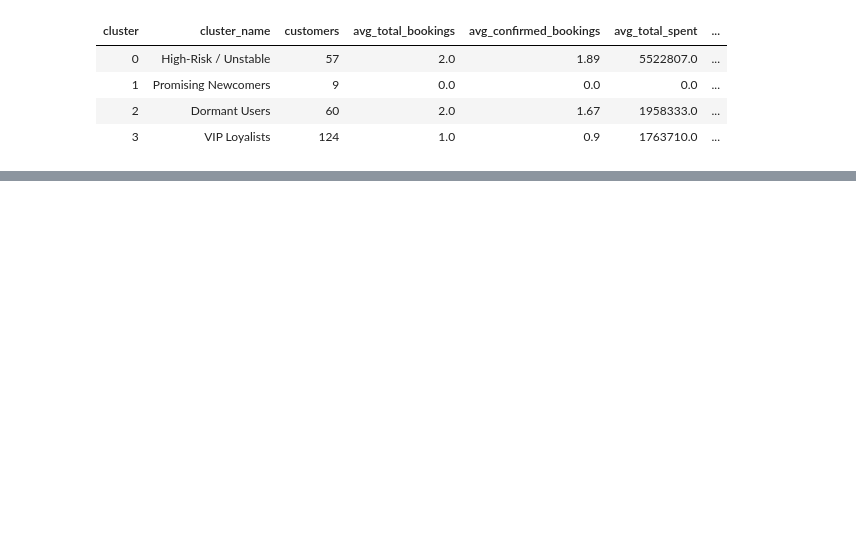
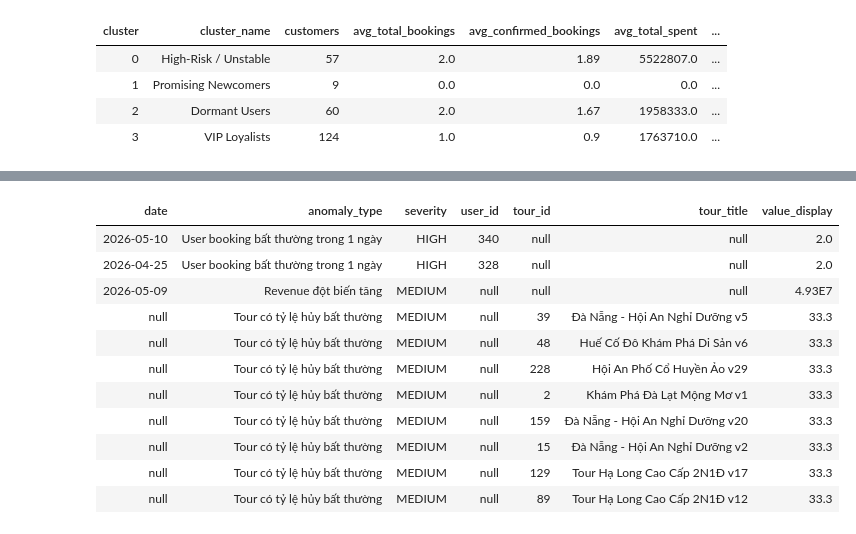
Before and after one commit to KhangTnG14/Cloud_Proj, a Jupyter notebook: notebooks/05_dashboard.ipynb, the cells around one changed output, grey strips where cells are left out. Saved outputs shown, nothing was run; the diff lists cells and outputs as text; code cells hidden in the pictures; blank space fills up the shorter version.

Commit message:
Day-7-8: anomoly detection

```diff
--- a/notebooks/05_dashboard.ipynb
+++ b/notebooks/05_dashboard.ipynb
@@ -399,0 +450,79 @@ Model              : K-Means, K=4
+# %%
+# == SECTION 8: ANOMALY ALERTS ==
+# Day 8 [C]: visualization only — input from 04c_anomaly_detection.ipynb
+# Requires table: gold_anomalies
+
+from pyspark.sql.functions import col, count as _count, when, lit, concat, round as _round
+
+spark.sql("USE tourgo")
+
+df_anom = spark.read.table("gold_anomalies")
+
+# Enrich tour_id with title for readable alerts
+df_tours = spark.read.table("silver_tours")
+df_anom_viz = df_anom.join(
+    df_tours.select(col("id").alias("tour_id"), col("title").alias("tour_title")),
+    on="tour_id",
+    how="left",
+)
+
+severity_rank = (
+    when(col("severity") == "HIGH", lit(1))
+    .when(col("severity") == "MEDIUM", lit(2))
+    .when(col("severity") == "LOW", lit(3))
+    .otherwise(lit(4))
+)
+
+df_anom_viz = (
+    df_anom_viz
+    .withColumn("_severity_rank", severity_rank)
+    .withColumn(
+        "value_display",
+        when(col("anomaly_type").contains("hủy"), _round(col("value") * 100, 1))
+        .otherwise(col("value"))
+    )
+    .orderBy("_severity_rank", col("date").desc_nulls_last())
+)
+
+total_anomalies = df_anom_viz.count()
+high_count = df_anom_viz.filter(col("severity") == "HIGH").count()
+medium_count = df_anom_viz.filter(col("severity") == "MEDIUM").count()
+low_count = df_anom_viz.filter(col("severity") == "LOW").count()
+
+print("=" * 60)
+print("SECTION 8: ANOMALY ALERTS")
+print("=" * 60)
+print(f"Total Anomalies : {total_anomalies:>15,}")
+print(f"HIGH Severity   : {high_count:>15,}")
+print(f"MEDIUM Severity : {medium_count:>15,}")
+print(f"LOW Severity    : {low_count:>15,}")
+print("Source          : 04c_anomaly_detection (Z-score / statistical)")
+
+display(
+    df_anom_viz.select(
+        "date",
+        "anomaly_type",
+        "severity",
+        "user_id",
+        "tour_id",
+        "tour_title",
+        "value_display",
+    ).drop("_severity_rank")
+)
+# Databricks chart suggestion: table view; color by severity (HIGH=red, MEDIUM=yellow).
+
+display(
+    df_anom_viz.groupBy("severity", "_severity_rank")
+    .agg(_count(lit(1)).alias("alert_count"))
+    .orderBy("_severity_rank")
+    .select("severity", "alert_count")
+)
+# Databricks chart suggestion: bar chart, X = severity, Y = alert_count.
+
+display(
+    df_anom_viz.groupBy("anomaly_type")
+    .agg(_count(lit(1)).alias("alert_count"))
+    .orderBy(col("alert_count").desc())
+)
+# Databricks chart suggestion: bar chart, X = anomaly_type, Y = alert_count.
+# %% [output]
@@ -399,0 +537,12 @@ Model              : K-Means, K=4
+| date | anomaly_type | severity | user_id | tour_id | tour_title | value_display |
+| 2026-05-10 | User booking bất thường trong 1 ngày | HIGH | 340 | null | null | 2.0 |
+| 2026-04-25 | User booking bất thường trong 1 ngày | HIGH | 328 | null | null | 2.0 |
+| 2026-05-09 | Revenue đột biến tăng | MEDIUM | null | null | null | 4.93E7 |
+| null | Tour có tỷ lệ hủy bất thường | MEDIUM | null | 39 | Đà Nẵng - Hội An Nghỉ Dưỡng v5 | 33.3 |
+| null | Tour có tỷ lệ hủy bất thường | MEDIUM | null | 48 | Huế Cố Đô Khám Phá Di Sản v6 | 33.3 |
+| null | Tour có tỷ lệ hủy bất thường | MEDIUM | null | 228 | Hội An Phố Cổ Huyền Ảo v29 | 33.3 |
+| null | Tour có tỷ lệ hủy bất thường | MEDIUM | null | 2 | Khám Phá Đà Lạt Mộng Mơ v1 | 33.3 |
+| null | Tour có tỷ lệ hủy bất thường | MEDIUM | null | 159 | Đà Nẵng - Hội An Nghỉ Dưỡng v20 | 33.3 |
+| null | Tour có tỷ lệ hủy bất thường | MEDIUM | null | 15 | Đà Nẵng - Hội An Nghỉ Dưỡng v2 | 33.3 |
+| null | Tour có tỷ lệ hủy bất thường | MEDIUM | null | 129 | Tour Hạ Long Cao Cấp 2N1Đ v17 | 33.3 |
+| null | Tour có tỷ lệ hủy bất thường | MEDIUM | null | 89 | Tour Hạ Long Cao Cấp 2N1Đ v12 | 33.3 |
```
Also changed, not shown: parts of 7 cells of this notebook, 3 other files.
